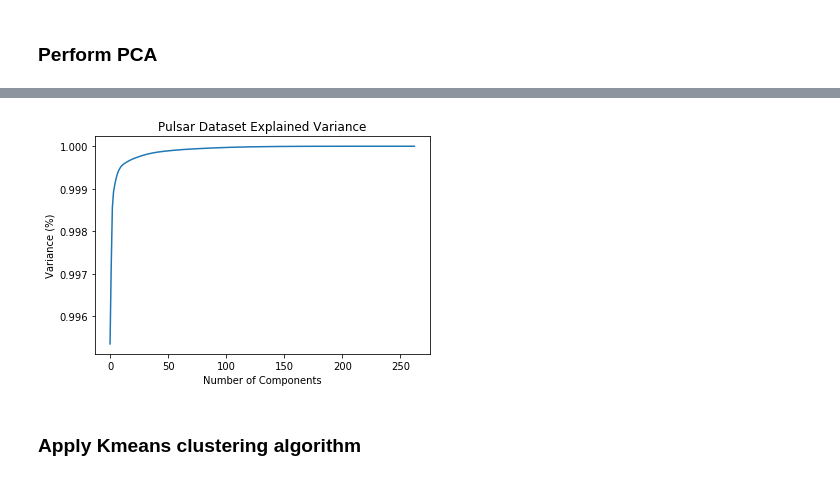
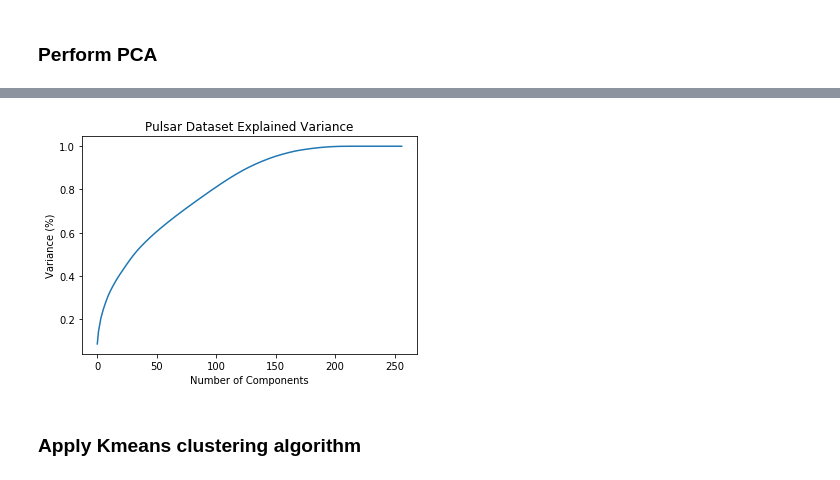
Before and after one commit to Phoebe-Macdonald/Arvato-Customer-Segmentation-Udacity-Capstone, a Jupyter notebook: Arvato Project Workbook.ipynb, the cells around one changed output, grey strips where cells are left out. Cells and saved outputs as stored; diff of their text form; code cells hidden in the pictures.

```diff
--- a/Arvato Project Workbook.ipynb
+++ b/Arvato Project Workbook.ipynb
@@ -416,10 +417,8 @@ def clean_data(df, feature_summary):
      '''
 
     # Sort columns with incorrect datatypes
-    df['CAMEO_DEUG_2015'] = pd.to_numeric(df['CAMEO_DEUG_2015'], errors='coerce')
-    df['CAMEO_INTL_2015'] = pd.to_numeric(df['CAMEO_INTL_2015'], errors='coerce')
     for col in (['CAMEO_DEUG_2015', 'CAMEO_INTL_2015']):
-        df[col] = pd.to_numeric(df['CAMEO_DEUG_2015'], errors='coerce')
+        df[col] = pd.to_numeric(df[col], errors='coerce')
 
     # Create list of columns for which I have detailed information
     cols = list(feature_summary['attribute'])
@@ -462,4 +461,10 @@ def clean_data(df, feature_summary):
     categorical_cols.append('CAMEO_DEU_2015_let')
     df_clean = pd.get_dummies(data=df, columns=categorical_cols)
     return df_clean
+# %%
+# # Check function is working
+# Import data
+azdias = pd.read_csv('data/Udacity_AZDIAS_052018.csv', sep=';', dtype={18: object, 19: object})
+customers = pd.read_csv('data/Udacity_CUSTOMERS_052018.csv', sep=';', dtype={18: object, 19: object})
+feature_summary = pd.read_csv('data/AZDIAS_Feature_Summary.csv', sep=';')
 # %%
@@ -544,14 +542,14 @@ sns.pairplot(customers_subset)
 # Many clustering algorithms require features to be normally distributed therefore use apply scaler to standardize data
 # %%
 # Declare and fit scaler to
-# scaler = StandardScaler()
-# scaler.fit(customers_clean)
-# customers_scaled_features = scaler.transform(customers_clean)
-# customers_scaled = pd.DataFrame(customers_scaled_features, columns=customers_clean.columns)
-# customers_scaled.head()
+scaler = StandardScaler()
+scaler.fit(customers_clean)
+customers_scaled_features = scaler.transform(customers_clean)
+customers_scaled = pd.DataFrame(customers_scaled_features, columns=customers_clean.columns)
+customers_scaled.head()
 
-# # Apply scaler to customers dataset
-# azdias_scaled_features = scaler.transform(azdias_clean)
-# azdias_scaled = pd.DataFrame(azdias_scaled_features, columns=azdias_clean.columns)
-# azdias_scaled.head()
+# Apply scaler to customers dataset
+azdias_scaled_features = scaler.transform(azdias_clean)
+azdias_scaled = pd.DataFrame(azdias_scaled_features, columns=azdias_clean.columns)
+azdias_scaled.head()
 # %% [output]
@@ -590,17 +578,17 @@ customers_clean.head()
 # %%
 # Determine the number of components to use using link: https://towardsdatascience.com/an-approach-to-choosing-the-number-of-components-in-a-principal-component-analysis-pca-3b9f3d6e73fe
 # Fitting the PCA algorithm with our Data
-pca = PCA().fit(customers_clean)
+pca = PCA().fit(customers_scaled)
 # Plotting the Cumulative Summation of the Explained Variance
 plt.figure()
 plt.plot(np.cumsum(pca.explained_variance_ratio_))
 plt.xlabel('Number of Components')
 plt.ylabel('Variance (%)') #for each component
 plt.title('Pulsar Dataset Explained Variance')
 plt.show()
 # Plot suggests 125 components descripe 90% of the data
 # %% [output]
-[figure, old version]
+[figure, new version]
 # %%
 # Apply PCA to azdias dataset
 pca = PCA(n_components=125)
```
Also changed, not shown: parts of 54 cells of this notebook.
